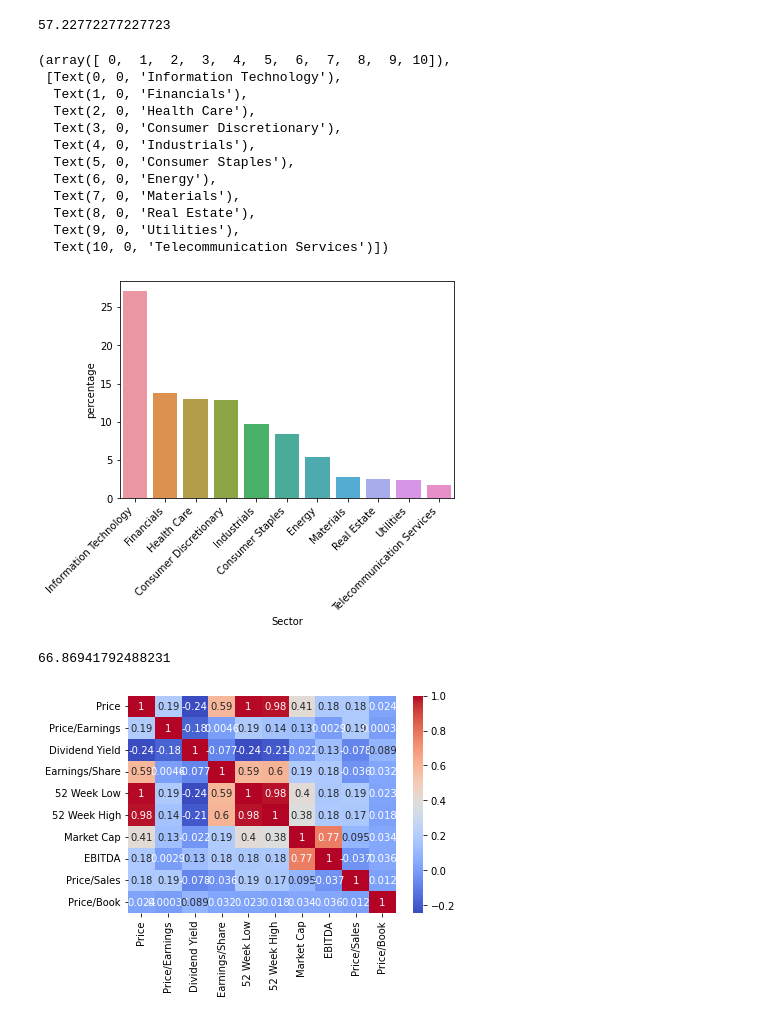
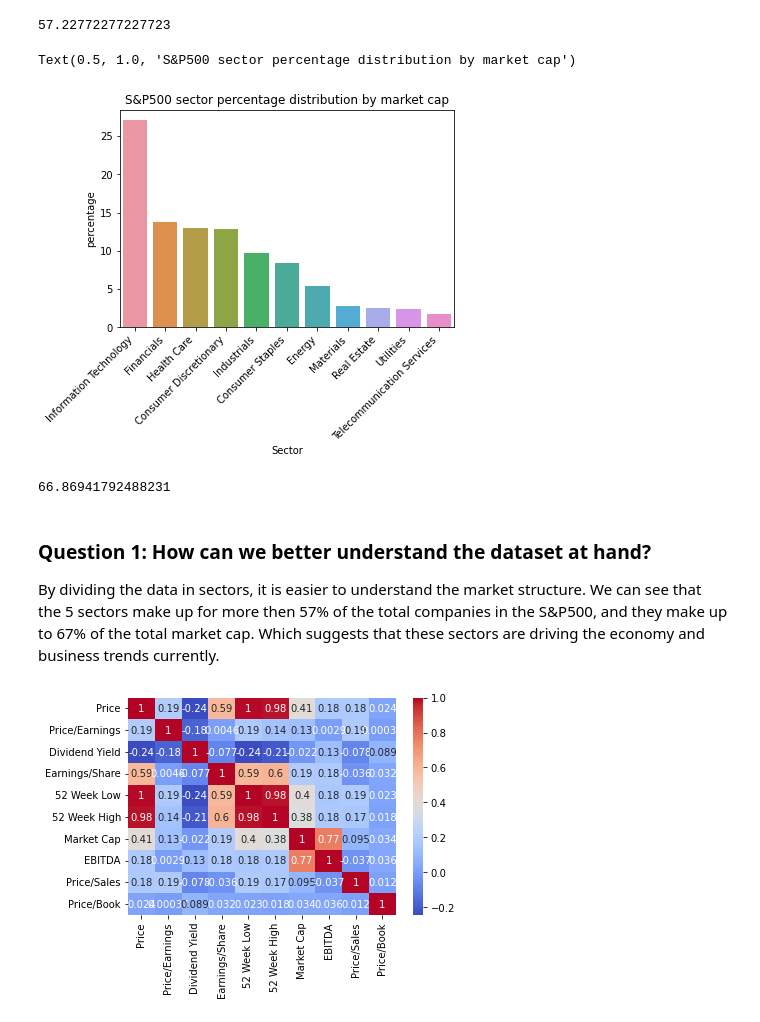
Before and after one commit to MiryamChen/Introduction-to-Stock-market, a Jupyter notebook: Financial data exploration.ipynb, the cells around one changed output. Cells and saved outputs as stored; diff of their text form; code cells hidden in the pictures.

```diff
--- a/Financial data exploration.ipynb
+++ b/Financial data exploration.ipynb
@@ -129,21 +149,11 @@ mktcap_count = mktcap_count.sort_values(by='percentage', ascending=False)
 # %%
 #plot the distribution of market cap per sector for better visualization
 graph = sns.barplot(x='Sector', y='percentage', data = mktcap_count)
 plt.xticks(rotation=45, ha='right')
+plt.title('S&P500 sector percentage distribution by market cap')
 # %% [output]
-(array([ 0,  1,  2,  3,  4,  5,  6,  7,  8,  9, 10]),
- [Text(0, 0, 'Information Technology'),
-  Text(1, 0, 'Financials'),
-  Text(2, 0, 'Health Care'),
-  Text(3, 0, 'Consumer Discretionary'),
-  Text(4, 0, 'Industrials'),
-  Text(5, 0, 'Consumer Staples'),
-  Text(6, 0, 'Energy'),
-  Text(7, 0, 'Materials'),
-  Text(8, 0, 'Real Estate'),
-  Text(9, 0, 'Utilities'),
-  Text(10, 0, 'Telecommunication Services')])
+Text(0.5, 1.0, 'S&P500 sector percentage distribution by market cap')
-[figure, old version]
+[figure, new version]
 # %%
 # see that eventho there are more number of companies in certain sectors, tech sector leads the market cap by far
 top5_mktcap = mktcap_count['percentage'][:4].sum()
@@ -151,4 +161,10 @@ top5_mktcap
 #we see that the top 5 sectors take up to 67% of total market cap.
 # %% [output]
 66.86941792488231
+# %% [markdown]
+### Question 1: How can we better understand the dataset at hand?
+
+By dividing the data in sectors, it is easier to understand the market structure.
+We can see that the 5 sectors make up for more then 57% of the total companies in the S&P500, and they make up to 67% of the total market cap.
+Which suggests that these sectors are driving the economy and business trends currently.
 # %%
```
Also changed, not shown: parts of 33 cells of this notebook, 1 other file.
